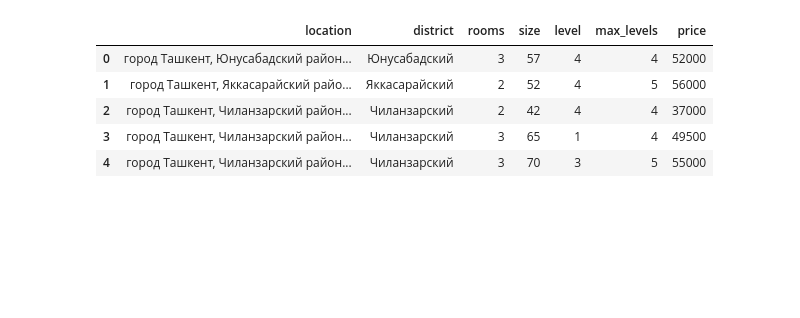
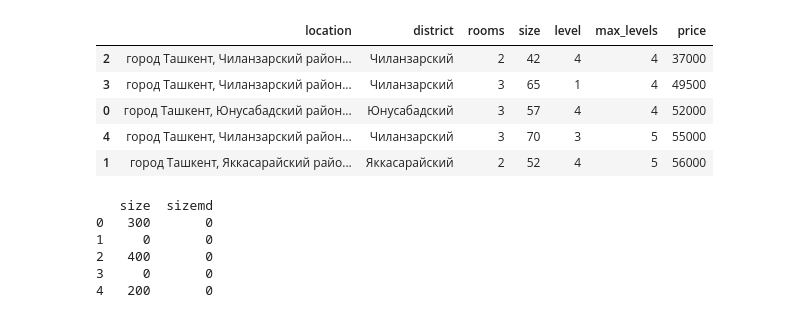
Before and after one commit to AsadulloAbdullayev/Toshkent-shahrida-uylarning-narxini-aniqlash, a Jupyter notebook: T_SH_U_N_A_05_amaliyot.ipynb, the cells around one changed output. Saved outputs shown, nothing was run; the diff lists cells and outputs as text; code cells hidden in the pictures; blank space fills up the shorter version.

```diff
--- a/T_SH_U_N_A_05_amaliyot.ipynb
+++ b/T_SH_U_N_A_05_amaliyot.ipynb
@@ -11,11 +14,35 @@ Ushbu amaliyotda sizning vazifangiz berilgan ma`lumotlar asosida Toshkent shahri
 # %%
+import numpy as np
 import pandas as pd
-df = pd.read_csv('https://raw.githubusercontent.com/anvarnarz/praktikum_datasets/main/housing_data_08-02-2021.csv')
-df.head()
+
+
+df_original = pd.read_csv('https://raw.githubusercontent.com/anvarnarz/praktikum_datasets/main/housing_data_08-02-2021.csv')
+df_original.head().sort_values(by='price',ascending=True)
 # %% [output]
 |  | location | district | rooms | size | level | max_levels | price |
-| 0 | город Ташкент, Юнусабадский район... | Юнусабадский | 3 | 57 | 4 | 4 | 52000 |
-| 1 | город Ташкент, Яккасарайский райо... | Яккасарайский | 2 | 52 | 4 | 5 | 56000 |
 | 2 | город Ташкент, Чиланзарский район... | Чиланзарский | 2 | 42 | 4 | 4 | 37000 |
 | 3 | город Ташкент, Чиланзарский район... | Чиланзарский | 3 | 65 | 1 | 4 | 49500 |
+| 0 | город Ташкент, Юнусабадский район... | Юнусабадский | 3 | 57 | 4 | 4 | 52000 |
 | 4 | город Ташкент, Чиланзарский район... | Чиланзарский | 3 | 70 | 3 | 5 | 55000 |
+| 1 | город Ташкент, Яккасарайский райо... | Яккасарайский | 2 | 52 | 4 | 5 | 56000 |
+# %%
+import pandas as pd
+
+# Misol DataFrame
+data = {
+    'size': [300, 600, 400, 800, 200],
+    'sizemd': [0, 0, 0, 0, 0]
+}
+df = pd.DataFrame(data)
+
+# size ustunidagi elementlar 500 dan katta bo'lsa, sizemd ustuniga almashtirish
+df.loc[df['size'] > 500, 'size'] = df['sizemd']
+
+print(df)
+# %% [output]
+   size  sizemd
+0   300       0
+1     0       0
+2   400       0
+3     0       0
+4   200       0
```
Also changed, not shown: parts of 45 cells of this notebook, 4 other files.
